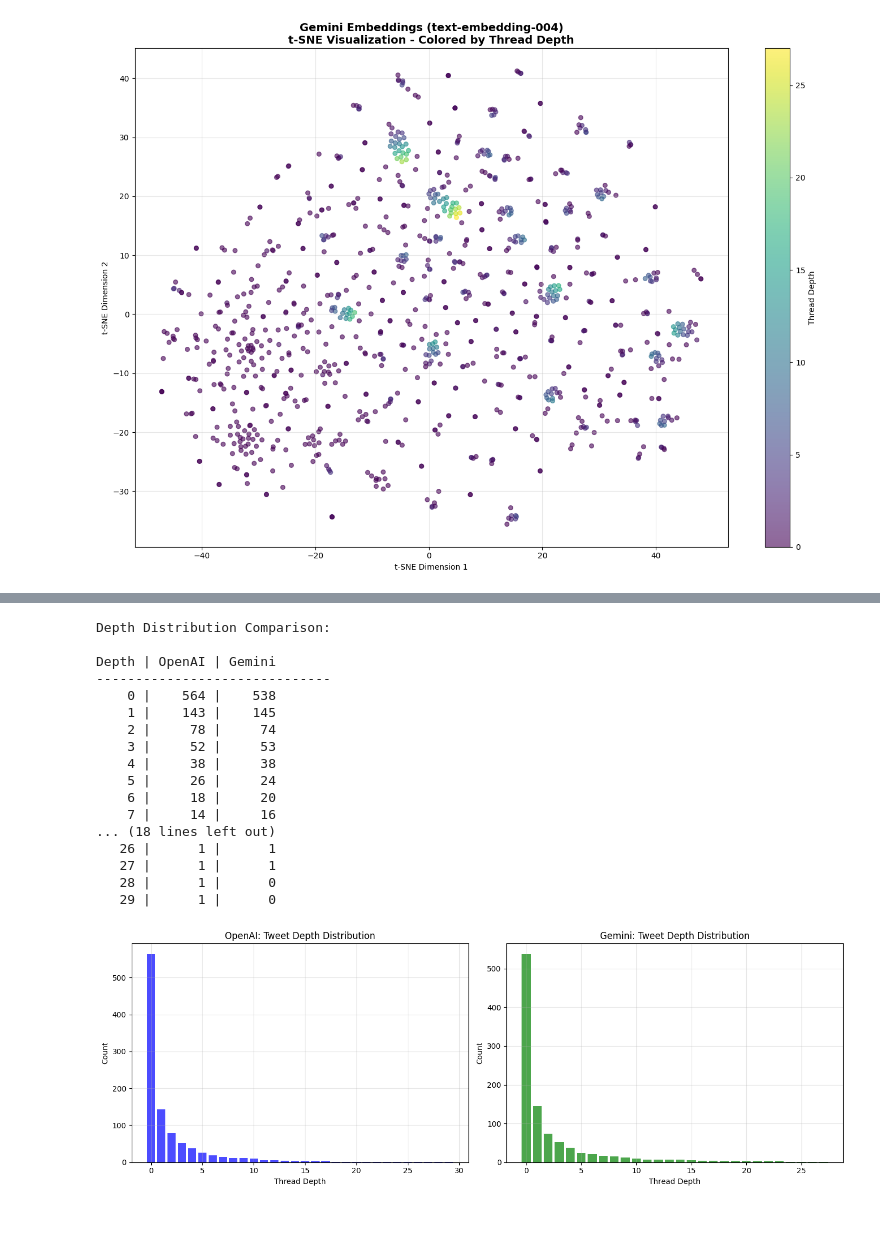
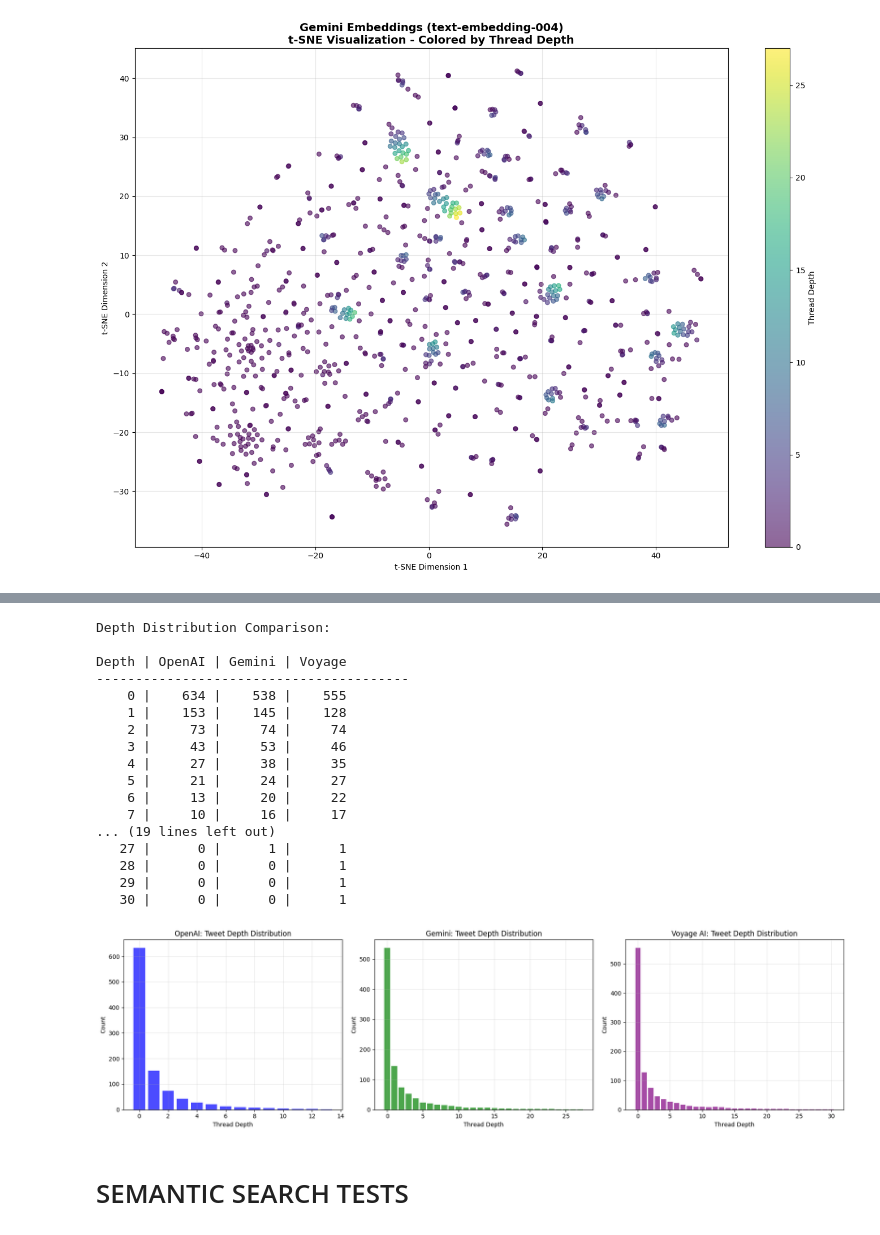
Before and after one commit to nsouccar/CommunityArchiveVectors, a Jupyter notebook: CommunityArchiveVectors/EmbeddingTests.ipynb, the cells around one changed output, grey strips where cells are left out. Saved outputs shown, nothing was run; the diff lists cells and outputs as text; code cells hidden in the pictures.

Commit message:
voyage tests

```diff
--- a/CommunityArchiveVectors/EmbeddingTests.ipynb
+++ b/CommunityArchiveVectors/EmbeddingTests.ipynb
@@ -38,8 +38,14 @@ with open('embeddings_output.json', 'r') as f:
 with open('embeddings_output_gemini.json', 'r') as f:
     gemini_data = json.load(f)
 
-print(f" Loaded {len(openai_data)} OpenAI embeddings")
-print(f" Loaded {len(gemini_data)} Gemini embeddings")
+# Load Voyage AI embeddings
+with open('embeddings_output_voyage.json', 'r') as f:
+    voyage_data = json.load(f)
+
+print(f"Loaded {len(openai_data)} OpenAI embeddings")
+print(f"Loaded {len(gemini_data)} Gemini embeddings")
+print(f"Loaded {len(voyage_data)} Voyage AI embeddings")
 print(f"OpenAI dimensions: {len(openai_data[0]['embedding'])}")
 print(f"Gemini dimensions: {len(gemini_data[0]['embedding'])}")
+print(f"Voyage AI dimensions: {len(voyage_data[0]['embedding'])}")
 # %% [output]
@@ -103,7 +138,7 @@ Running t-SNE on Gemini embeddings...
 # %%
 import matplotlib.pyplot as plt
 
-# Check depth distribution for both datasets
+# Check depth distribution for all three datasets
 openai_depth_counts = {}
 for item in openai_data:
     depth = item['depth']
@@ -114,51 +149,66 @@ for item in gemini_data:
     depth = item['depth']
     gemini_depth_counts[depth] = gemini_depth_counts.get(depth, 0) + 1
 
+voyage_depth_counts = {}
+for item in voyage_data:
+    depth = item['depth']
+    voyage_depth_counts[depth] = voyage_depth_counts.get(depth, 0) + 1
+
 # Print comparison
 print("Depth Distribution Comparison:\n")
-print("Depth | OpenAI | Gemini")
-print("-" * 30)
-all_depths = sorted(set(list(openai_depth_counts.keys()) + list(gemini_depth_counts.keys())))
+print("Depth | OpenAI | Gemini | Voyage")
+print("-" * 40)
+all_depths = sorted(set(list(openai_depth_counts.keys()) + list(gemini_depth_counts.keys()) + list(voyage_depth_counts.keys())))
 for depth in all_depths:
     openai_count = openai_depth_counts.get(depth, 0)
     gemini_count = gemini_depth_counts.get(depth, 0)
-    print(f"{depth:5d} | {openai_count:6d} | {gemini_count:6d}")
+    voyage_count = voyage_depth_counts.get(depth, 0)
+    print(f"{depth:5d} | {openai_count:6d} | {gemini_count:6d} | {voyage_count:6d}")
 
 # Visualize side-by-side
-fig, (ax1, ax2) = plt.subplots(1, 2, figsize=(14, 5))
+fig, (ax1, ax2, ax3) = plt.subplots(1, 3, figsize=(18, 5))
 
 # OpenAI histogram
 ax1.bar(openai_depth_counts.keys(), openai_depth_counts.values(), color='blue', alpha=0.7)
 ax1.set_title('OpenAI: Tweet Depth Distribution')
 ax1.set_xlabel('Thread Depth')
 ax1.set_ylabel('Count')
 ax1.grid(alpha=0.3)
 
 # Gemini histogram
 ax2.bar(gemini_depth_counts.keys(), gemini_depth_counts.values(), color='green', alpha=0.7)
 ax2.set_title('Gemini: Tweet Depth Distribution')
 ax2.set_xlabel('Thread Depth')
 ax2.set_ylabel('Count')
 ax2.grid(alpha=0.3)
 
+# Voyage histogram
+ax3.bar(voyage_depth_counts.keys(), voyage_depth_counts.values(), color='purple', alpha=0.7)
+ax3.set_title('Voyage AI: Tweet Depth Distribution')
+ax3.set_xlabel('Thread Depth')
+ax3.set_ylabel('Count')
+ax3.grid(alpha=0.3)
+
 plt.tight_layout()
 plt.show()
 # %% [output]
 Depth Distribution Comparison:
 
-Depth | OpenAI | Gemini
-------------------------------
-    0 |    564 |    538
-    1 |    143 |    145
-    2 |     78 |     74
-    3 |     52 |     53
-    4 |     38 |     38
-    5 |     26 |     24
-    6 |     18 |     20
-    7 |     14 |     16
-... (18 lines left out)
-   26 |      1 |      1
-   27 |      1 |      1
-   28 |      1 |      0
-   29 |      1 |      0
+Depth | OpenAI | Gemini | Voyage
+----------------------------------------
+    0 |    634 |    538 |    555
+    1 |    153 |    145 |    128
+    2 |     73 |     74 |     74
+    3 |     43 |     53 |     46
+    4 |     27 |     38 |     35
+    5 |     21 |     24 |     27
+    6 |     13 |     20 |     22
+    7 |     10 |     16 |     17
+... (19 lines left out)
+   27 |      0 |      1 |      1
+   28 |      0 |      0 |      1
+   29 |      0 |      0 |      1
+   30 |      0 |      0 |      1
-[figure, old version]
+[figure, new version]
+# %% [markdown]
+# SEMANTIC SEARCH TESTS
```
Also changed, not shown: parts of 11 cells of this notebook, 5 other files.
